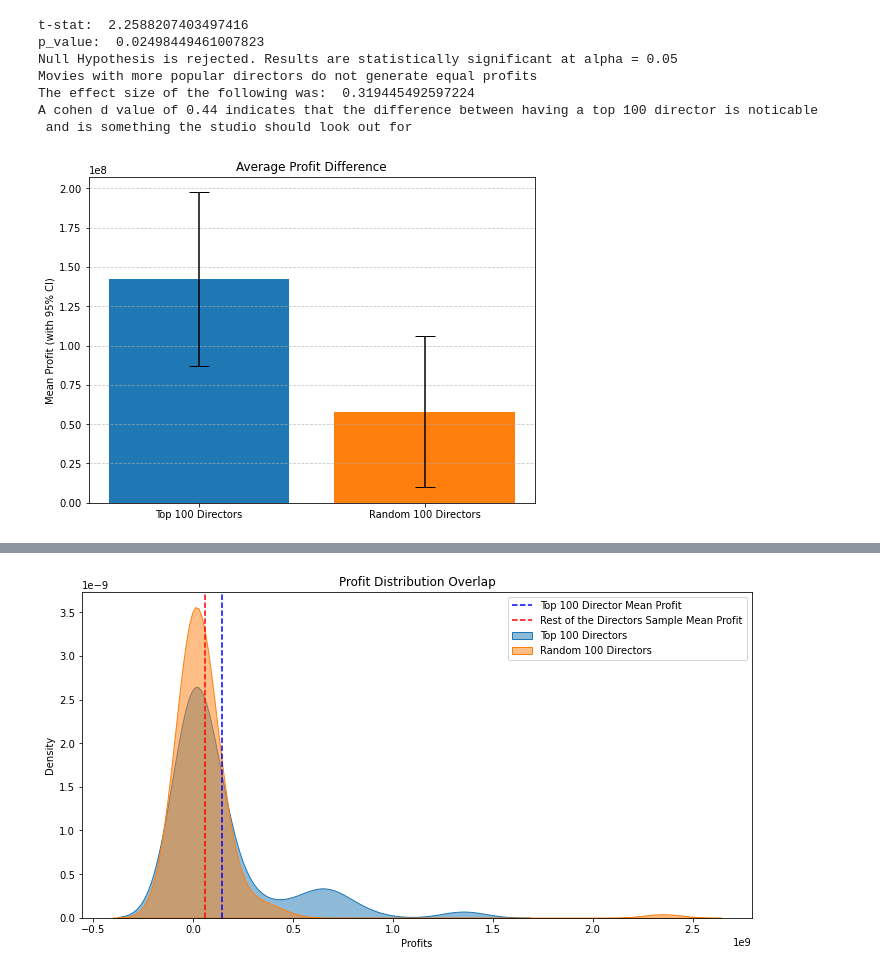
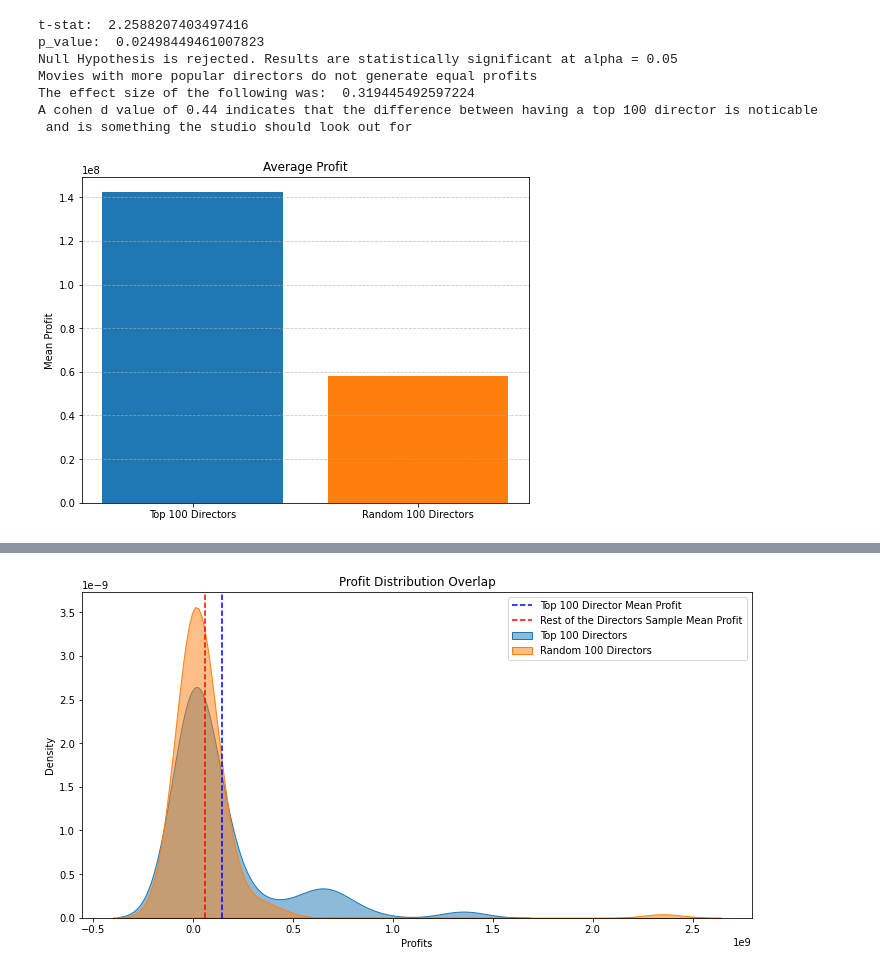
Before and after one commit to FrancisNdirangu/Phase-2-Project, a Jupyter notebook: movies_notebook_2 brian visuals.ipynb, the cells around one changed output, grey strips where cells are left out. Drawn from its saved outputs; the diff is of its cells as text; code cells hidden in the pictures.

```diff
--- a/movies_notebook_2 brian visuals.ipynb
+++ b/movies_notebook_2 brian visuals.ipynb
@@ -908,16 +1027,16 @@ A cohen d value of 0.44 indicates that the difference between having a top 100 d
 # %%
 means = [top_100_directors_average_rating_profits.mean(),
          random_sample_100_not_top_100.mean()]
-errors = [top_100_directors_average_rating_profits.sem() * 1.96,  # 95% CI
-          random_sample_100_not_top_100.sem() * 1.96]
+# errors = [top_100_directors_average_rating_profits.sem() * 1.96,  # 95% CI
+#           random_sample_100_not_top_100.sem() * 1.96]
 
 plt.figure(figsize=(8, 6))
 plt.bar(['Top 100 Directors', 'Random 100 Directors'], means,
-        yerr=errors, capsize=10, color=['#1f77b4', '#ff7f0e'])
-plt.ylabel('Mean Profit (with 95% CI)')
-plt.title('Average Profit Difference')
+        capsize=10, color=['#1f77b4', '#ff7f0e'])
+plt.ylabel('Mean Profit')
+plt.title('Average Profit')
 plt.grid(axis='y', linestyle='--', alpha=0.7)
 plt.show()
 # %% [output]
-[figure, old version]
+[figure, new version]
 # %% [markdown]
```
Also changed, not shown: parts of 19 cells of this notebook.
